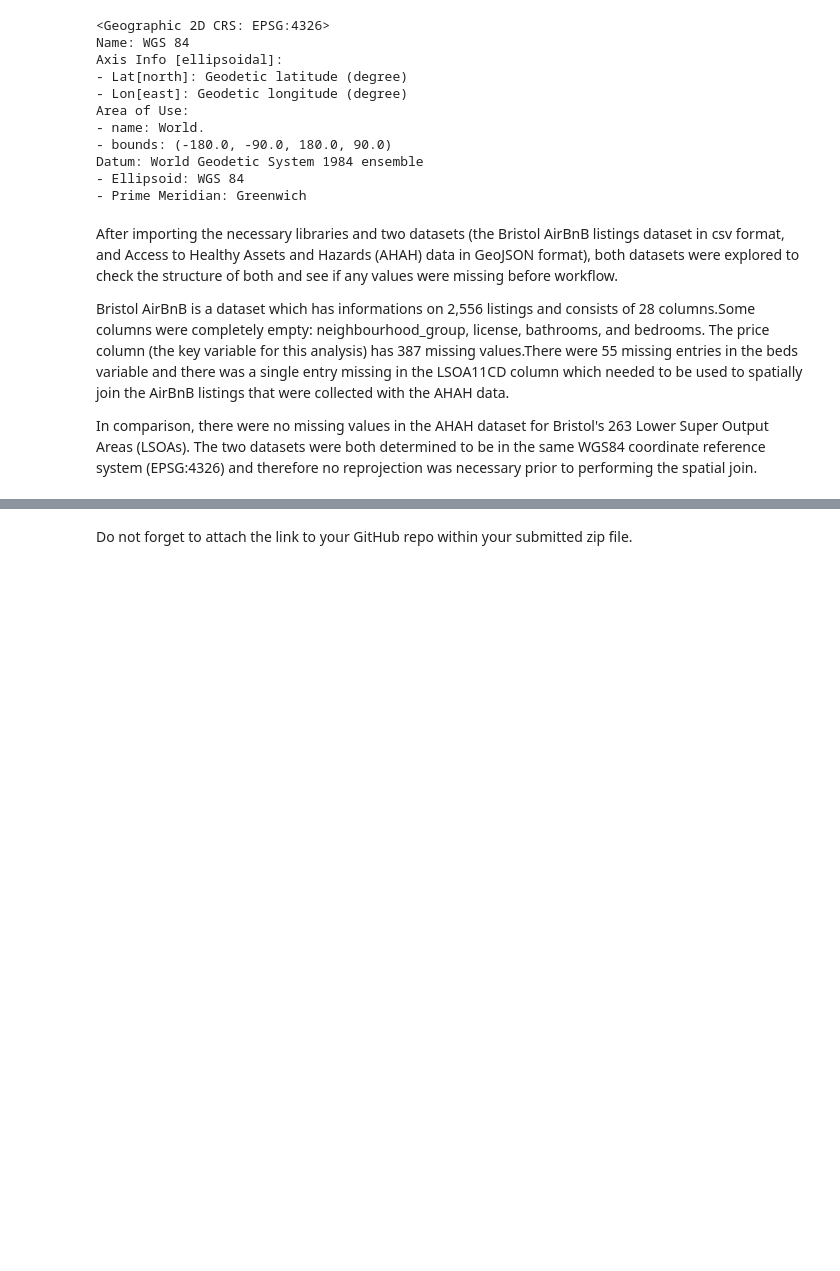
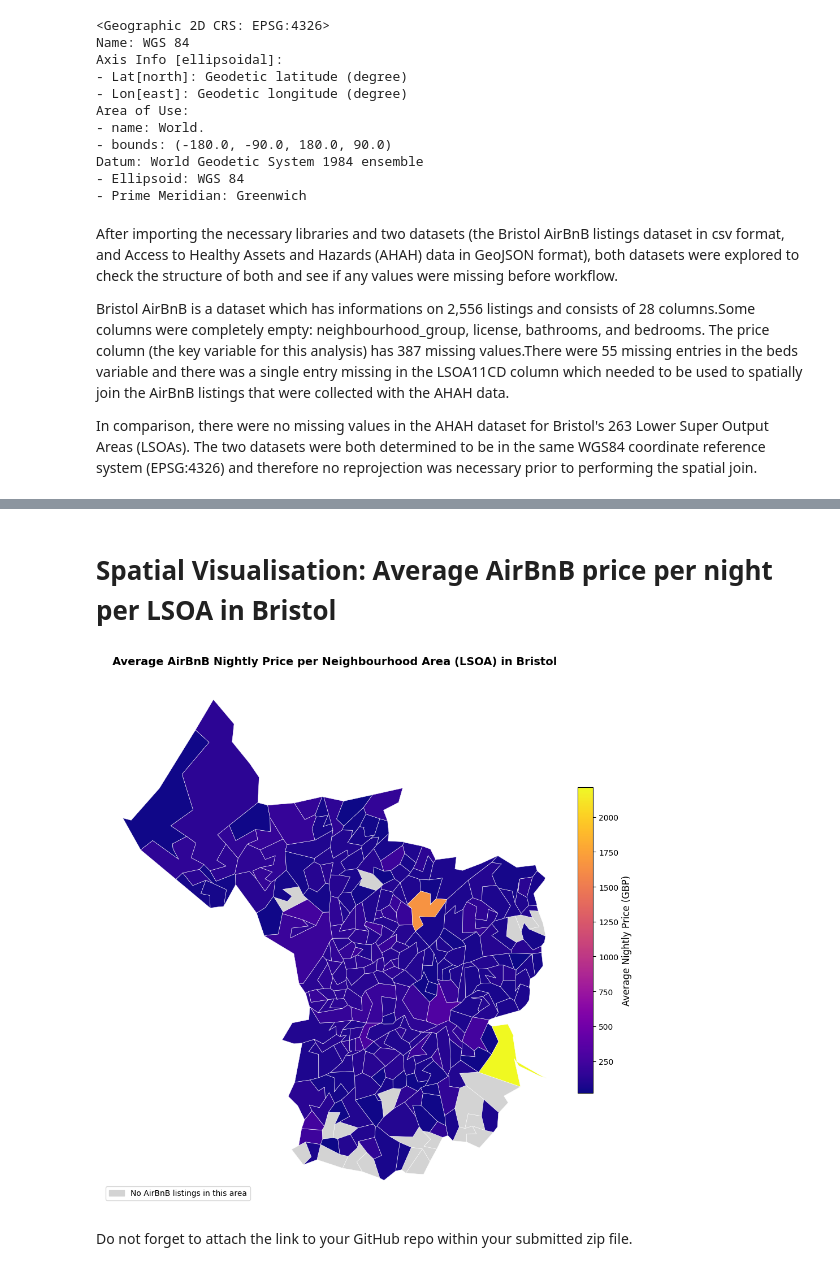
Before and after one commit to deeptanghosh02/GEOG5990M_Deeptanshu-Ghosh, a Jupyter notebook: GEOG5990M_Final_Project_resit.ipynb, the cells around one changed output, grey strips where cells are left out. Saved outputs shown, nothing was run; the diff lists cells and outputs as text; code cells hidden in the pictures; blank space fills up the shorter version.

```diff
--- a/GEOG5990M_Final_Project_resit.ipynb
+++ b/GEOG5990M_Final_Project_resit.ipynb
@@ -209,0 +243,7 @@ In comparison, there were no missing values in the AHAH dataset for Bristol's 26
+# %%
+# Calculating the average price per LSOA from the clean airbnb dataset
+avg_price_lsoa = airbnb_clean.groupby('LSOA11CD')['price'].mean().reset_index()
+avg_price_lsoa.columns = ['LSOA11CD', 'avg_nightly_price']
+
+#Joining with AHAH spatial data
+ahah_merged = ahah.merge(avg_price_lsoa, on='LSOA11CD', how='left')
@@ -210,3 +363,61 @@ In comparison, there were no missing values in the AHAH dataset for Bristol's 26
+# %% [markdown]
+# **Spatial Visualisation: Average AirBnB price per night per LSOA in Bristol**
+# %%
+import matplotlib.cm as cm
+import matplotlib.colors as mcolors
+import matplotlib.patches as mpatches
+
+# Separate LSOAs into those with and without AirBnB price data
+ahah_with_data = ahah_merged[ahah_merged['avg_nightly_price'].notna()]
+ahah_no_data   = ahah_merged[ahah_merged['avg_nightly_price'].isna()]
+
+fig, ax = plt.subplots(1, 1, figsize=(10, 10))
+
+# Plot areas with no AirBnB data in light grey first (as background)
+ahah_no_data.plot(
+    ax=ax,
+    color='lightgrey',
+    edgecolor='white',
+    linewidth=0.4
+)
+
+# Plot areas with AirBnB data using plasma colourmap
+ahah_with_data.plot(
+    column='avg_nightly_price',
+    cmap='plasma',
+    linewidth=0.4,
+    edgecolor='white',
+    legend=False,
+    ax=ax,
+    vmin=ahah_with_data['avg_nightly_price'].min(),
+    vmax=ahah_with_data['avg_nightly_price'].max()
+)
+
+# Add a colourbar to show the price scale
+norm = mcolors.Normalize(
+    vmin=ahah_with_data['avg_nightly_price'].min(),
+    vmax=ahah_with_data['avg_nightly_price'].max()
+)
+sm = cm.ScalarMappable(cmap='plasma', norm=norm)
+sm.set_array([])
+cbar = fig.colorbar(sm, ax=ax, orientation='vertical', fraction=0.03, pad=0.02)
+cbar.set_label('Average Nightly Price (GBP)', fontsize=12)
+
+# Add a legend entry to explain the grey areas
+grey_patch = mpatches.Patch(color='lightgrey', label='No AirBnB listings in this area')
+ax.legend(handles=[grey_patch], loc='lower left', fontsize=10)
+
+ax.set_title(
+    'Average AirBnB Nightly Price per Neighbourhood Area (LSOA) in Bristol',
+    fontsize=14, fontweight='bold', pad=14
+)
+ax.axis('off')
+
+plt.tight_layout()
+plt.savefig('vis2_spatial_price_map.png', dpi=150, bbox_inches='tight')
+plt.show()
+# %% [output]
+[figure, added]
 # %% [markdown]
 Do not forget to attach the link to your GitHub repo within your submitted zip file.
 # %% [markdown]
```
Also changed, not shown: parts of 11 cells of this notebook.
